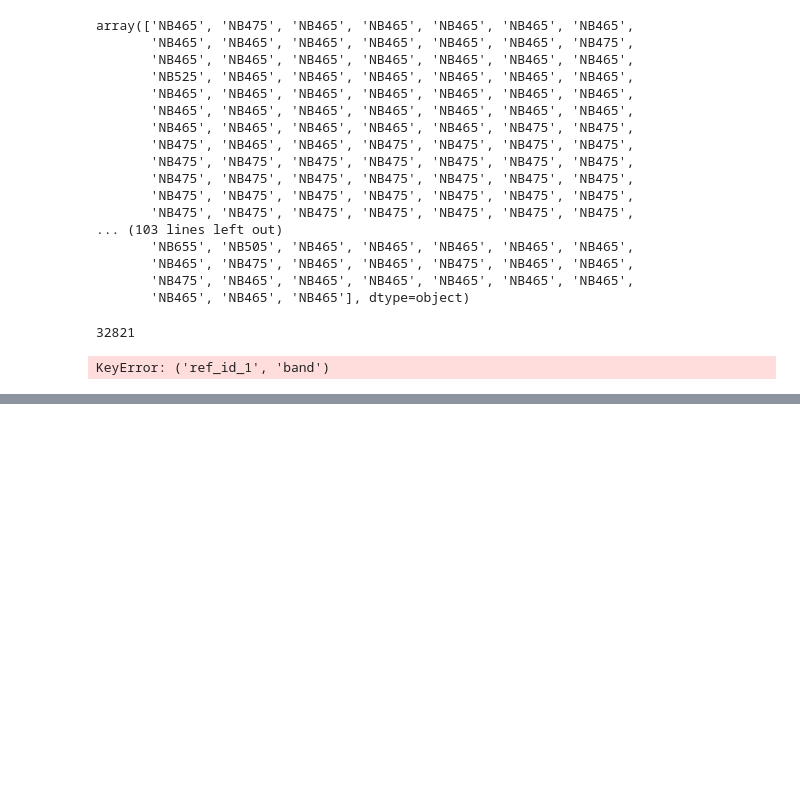
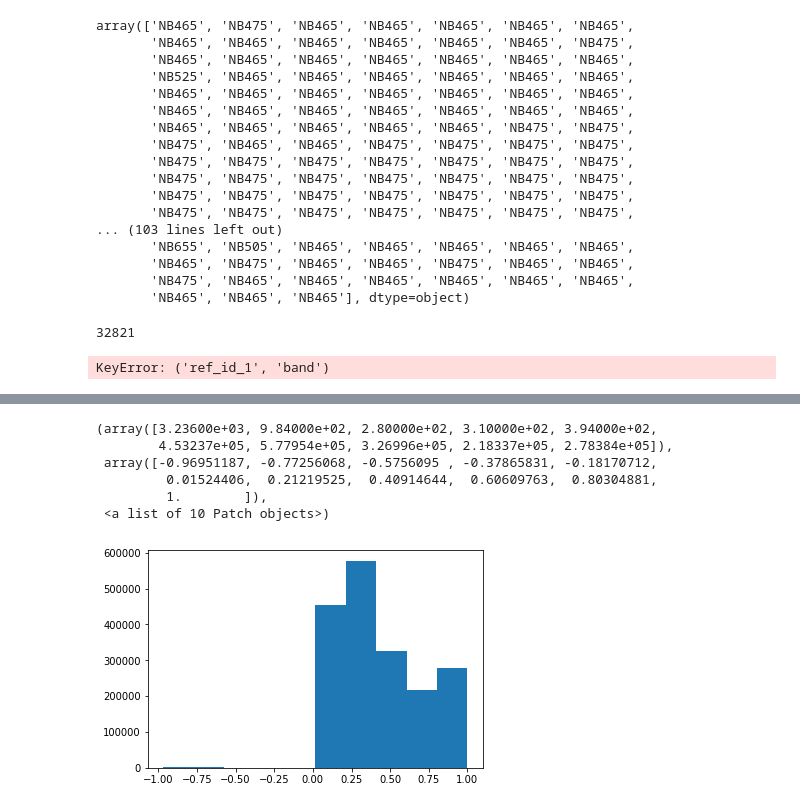
Before and after one commit to GiorgioManzoni/PAUS_code, a Jupyter notebook: 021_level4.ipynb, the cells around one changed output, grey strips where cells are left out. Cells and saved outputs as stored; diff of their text form; code cells hidden in the pictures; blank space fills up the shorter version.

```diff
--- a/021_level4.ipynb
+++ b/021_level4.ipynb
@@ -137,0 +228,10 @@ KeyError: ('ref_id_1', 'band')
+# %%
+plt.hist(data_good['odds'])
+# %% [output]
+(array([3.23600e+03, 9.84000e+02, 2.80000e+02, 3.10000e+02, 3.94000e+02,
+        4.53237e+05, 5.77954e+05, 3.26996e+05, 2.18337e+05, 2.78384e+05]),
+ array([-0.96951187, -0.77256068, -0.5756095 , -0.37865831, -0.18170712,
+         0.01524406,  0.21219525,  0.40914644,  0.60609763,  0.80304881,
+         1.        ]),
+ <a list of 10 Patch objects>)
+[figure, added]
```
Also changed, not shown: parts of 11 cells of this notebook.
